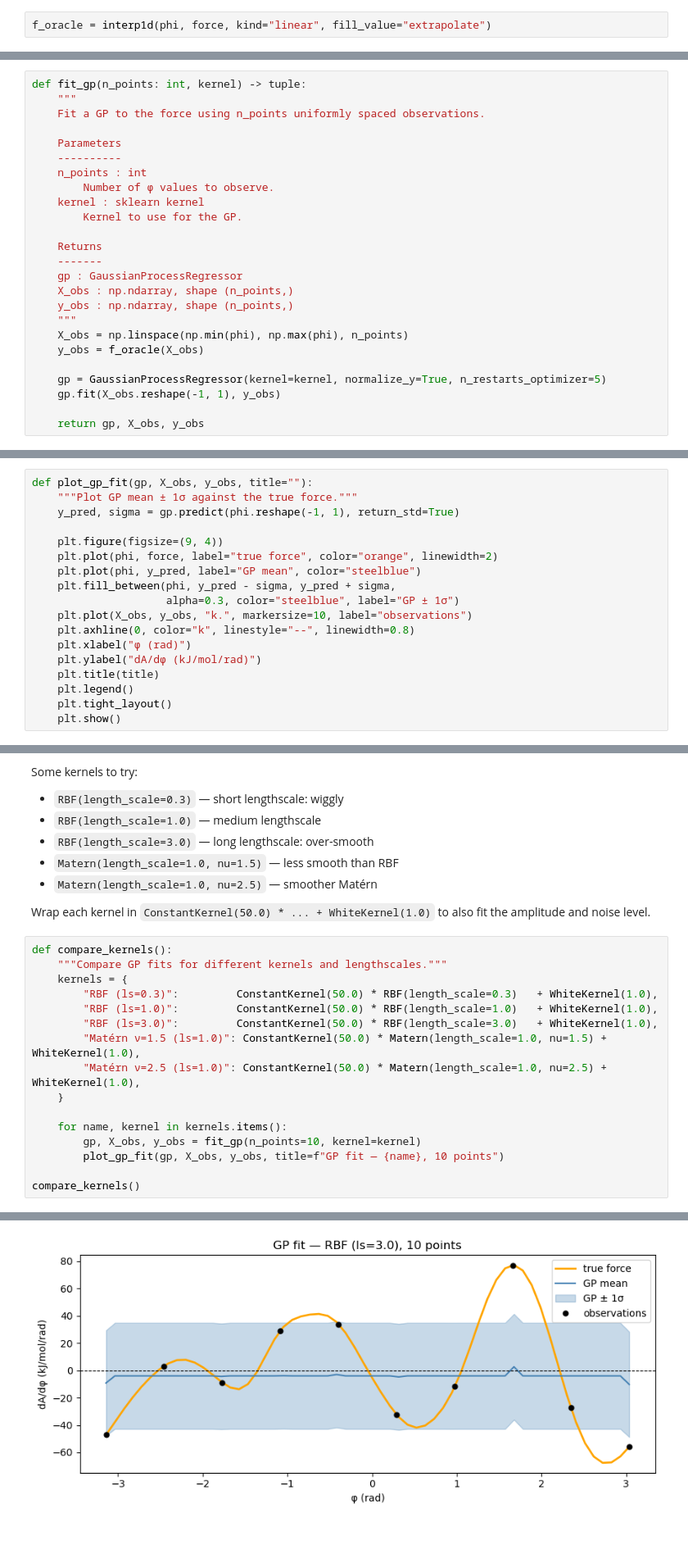
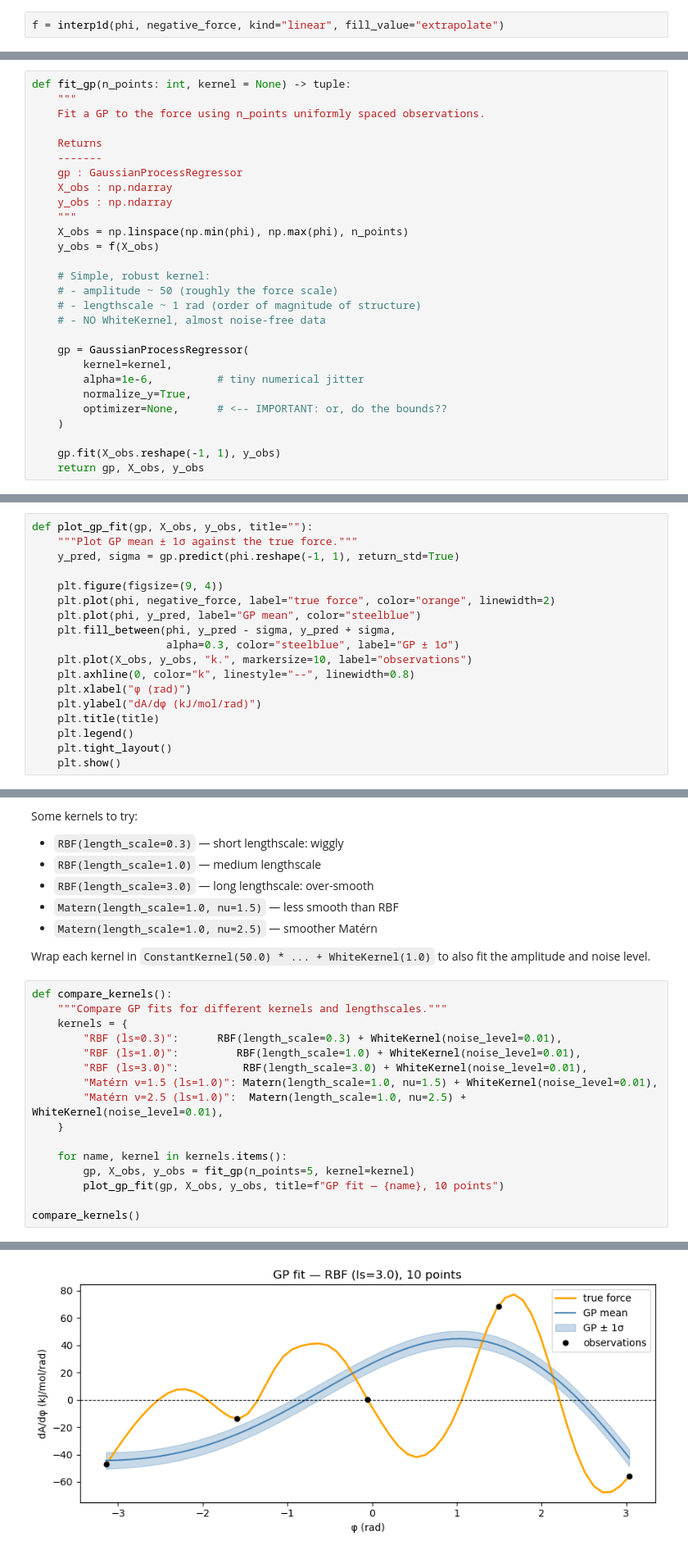
Before and after one commit to computational-chemistry-uva/BUQ, a Jupyter notebook: tutorials/01_bo_adipep_phi_solutions.ipynb, the cells around one changed output, grey strips where cells are left out. Shown at 82% size. Drawn from its saved outputs; the diff is of its cells as text.

```diff
--- a/tutorials/01_bo_adipep_phi_solutions.ipynb
+++ b/tutorials/01_bo_adipep_phi_solutions.ipynb
@@ -131,7 +131,7 @@ full control over the kernel and is the right tool for regression
 In a real study, `f_oracle(phi)` would launch a simulation.
 Here it interpolates the precomputed data.
 # %%
-f_oracle = interp1d(phi, force, kind="linear", fill_value="extrapolate")
+f = interp1d(phi, negative_force, kind="linear", fill_value="extrapolate")
 # %% [markdown]
 ### 2.2 Fit a GP to the force
 
@@ -143,29 +143,32 @@ Complete the function below. It should:
 
 **Hint:** `GaussianProcessRegressor.fit` expects X of shape (n, 1).
 # %%
-def fit_gp(n_points: int, kernel) -> tuple:
+def fit_gp(n_points: int, kernel = None) -> tuple:
     """
     Fit a GP to the force using n_points uniformly spaced observations.
-
-    Parameters
-    ----------
-    n_points : int
-        Number of φ values to observe.
-    kernel : sklearn kernel
-        Kernel to use for the GP.
 
     Returns
     -------
     gp : GaussianProcessRegressor
-    X_obs : np.ndarray, shape (n_points,)
-    y_obs : np.ndarray, shape (n_points,)
+    X_obs : np.ndarray
+    y_obs : np.ndarray
     """
     X_obs = np.linspace(np.min(phi), np.max(phi), n_points)
-    y_obs = f_oracle(X_obs)
+    y_obs = f(X_obs)
 
-    gp = GaussianProcessRegressor(kernel=kernel, normalize_y=True, n_restarts_optimizer=5)
+    # Simple, robust kernel:
+    # - amplitude ~ 50 (roughly the force scale)
+    # - lengthscale ~ 1 rad (order of magnitude of structure)
+    # - NO WhiteKernel, almost noise-free data
+
+    gp = GaussianProcessRegressor(
+        kernel=kernel,
+        alpha=1e-6,          # tiny numerical jitter
+        normalize_y=True,
+        optimizer=None,      # <-- IMPORTANT: or, do the bounds??
+    )
+
     gp.fit(X_obs.reshape(-1, 1), y_obs)
-
     return gp, X_obs, y_obs
 # %% [markdown]
 ### 2.3 Plot helper
@@ -175,7 +178,7 @@ def plot_gp_fit(gp, X_obs, y_obs, title=""):
     y_pred, sigma = gp.predict(phi.reshape(-1, 1), return_std=True)
 
     plt.figure(figsize=(9, 4))
-    plt.plot(phi, force, label="true force", color="orange", linewidth=2)
+    plt.plot(phi, negative_force, label="true force", color="orange", linewidth=2)
     plt.plot(phi, y_pred, label="GP mean", color="steelblue")
     plt.fill_between(phi, y_pred - sigma, y_pred + sigma,
                      alpha=0.3, color="steelblue", label="GP ± 1σ")
@@ -206,15 +209,15 @@ to also fit the amplitude and noise level.
 def compare_kernels():
     """Compare GP fits for different kernels and lengthscales."""
     kernels = {
-        "RBF (ls=0.3)":         ConstantKernel(50.0) * RBF(length_scale=0.3)   + WhiteKernel(1.0),
-        "RBF (ls=1.0)":         ConstantKernel(50.0) * RBF(length_scale=1.0)   + WhiteKernel(1.0),
-        "RBF (ls=3.0)":         ConstantKernel(50.0) * RBF(length_scale=3.0)   + WhiteKernel(1.0),
-        "Matérn ν=1.5 (ls=1.0)": ConstantKernel(50.0) * Matern(length_scale=1.0, nu=1.5) + WhiteKernel(1.0),
-        "Matérn ν=2.5 (ls=1.0)": ConstantKernel(50.0) * Matern(length_scale=1.0, nu=2.5) + WhiteKernel(1.0),
+        "RBF (ls=0.3)":      RBF(length_scale=0.3) + WhiteKernel(noise_level=0.01),
+        "RBF (ls=1.0)":         RBF(length_scale=1.0) + WhiteKernel(noise_level=0.01),
+        "RBF (ls=3.0)":          RBF(length_scale=3.0) + WhiteKernel(noise_level=0.01),
+        "Matérn ν=1.5 (ls=1.0)": Matern(length_scale=1.0, nu=1.5) + WhiteKernel(noise_level=0.01),
+        "Matérn ν=2.5 (ls=1.0)":  Matern(length_scale=1.0, nu=2.5) + WhiteKernel(noise_level=0.01),
     }
 
     for name, kernel in kernels.items():
-        gp, X_obs, y_obs = fit_gp(n_points=10, kernel=kernel)
+        gp, X_obs, y_obs = fit_gp(n_points=5, kernel=kernel)
         plot_gp_fit(gp, X_obs, y_obs, title=f"GP fit — {name}, 10 points")
 
 compare_kernels()
@@ -224 +227 @@ compare_kernels()
-[figure, old version]
+[figure, new version]
```
Also changed, not shown: parts of 8 cells of this notebook.
